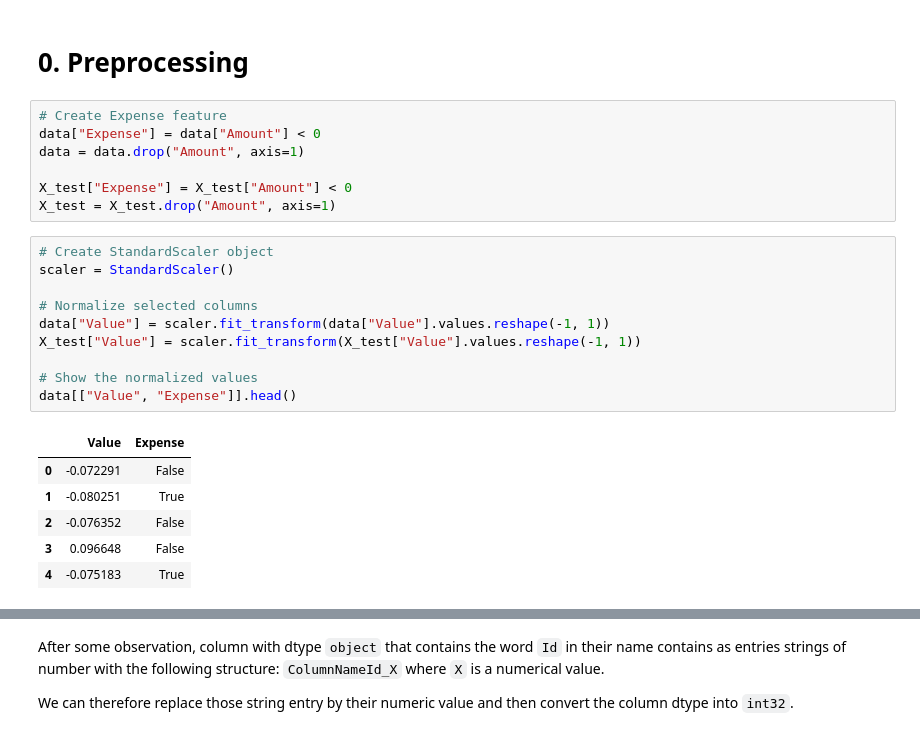
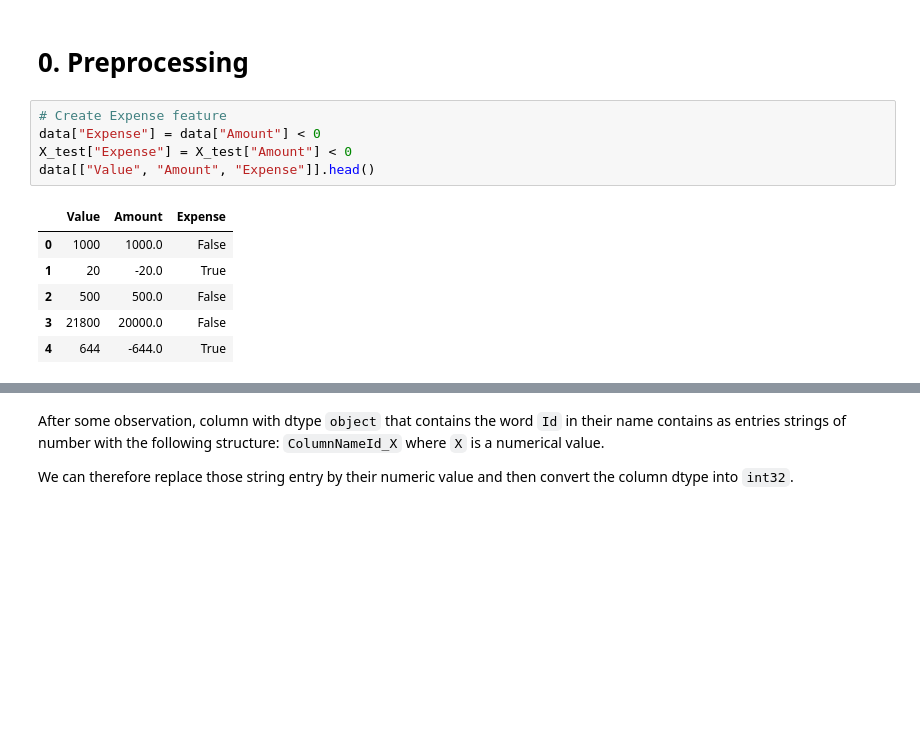
Before and after one commit to SarahLiettefti/AI5L_AILab_FraudDetection, a Jupyter notebook: featuring.ipynb, the cells around one changed output, grey strips where cells are left out. Saved outputs shown, nothing was run; the diff lists cells and outputs as text; blank space fills up the shorter version.

```diff
--- a/featuring.ipynb
+++ b/featuring.ipynb
@@ -47,27 +46,15 @@ sample_submission = pd.read_csv("input/sample_submission.csv")
 # %%
 # Create Expense feature
 data["Expense"] = data["Amount"] < 0
-data = data.drop("Amount", axis=1)
-
 X_test["Expense"] = X_test["Amount"] < 0
-X_test = X_test.drop("Amount", axis=1)
+data[["Value", "Amount", "Expense"]].head()
+# %% [output]
+|  | Value | Amount | Expense |
+| 0 | 1000 | 1000.0 | False |
+| 1 | 20 | -20.0 | True |
+| 2 | 500 | 500.0 | False |
+| 3 | 21800 | 20000.0 | False |
+| 4 | 644 | -644.0 | True |
-# %%
-# Create StandardScaler object
-scaler = StandardScaler()
-
-# Normalize selected columns
-data["Value"] = scaler.fit_transform(data["Value"].values.reshape(-1, 1))
-X_test["Value"] = scaler.fit_transform(X_test["Value"].values.reshape(-1, 1))
-
-# Show the normalized values
-data[["Value", "Expense"]].head()
-# %% [output]
-|  | Value | Expense |
-| 0 | -0.072291 | False |
-| 1 | -0.080251 | True |
-| 2 | -0.076352 | False |
-| 3 | 0.096648 | False |
-| 4 | -0.075183 | True |
 # %%
 # Count the number of unique entries in each column
 unique_counts = data.nunique()
```
Also changed, not shown: parts of 4 cells of this notebook.
